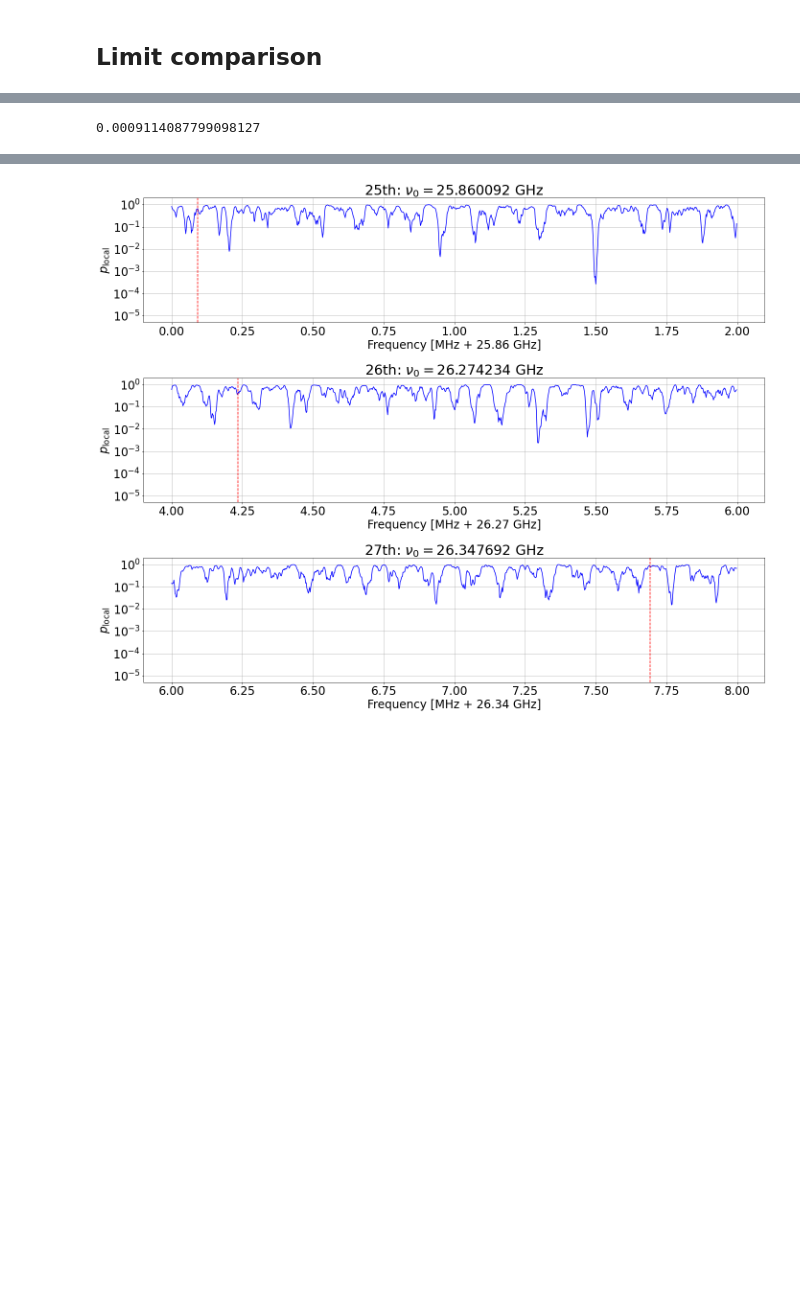
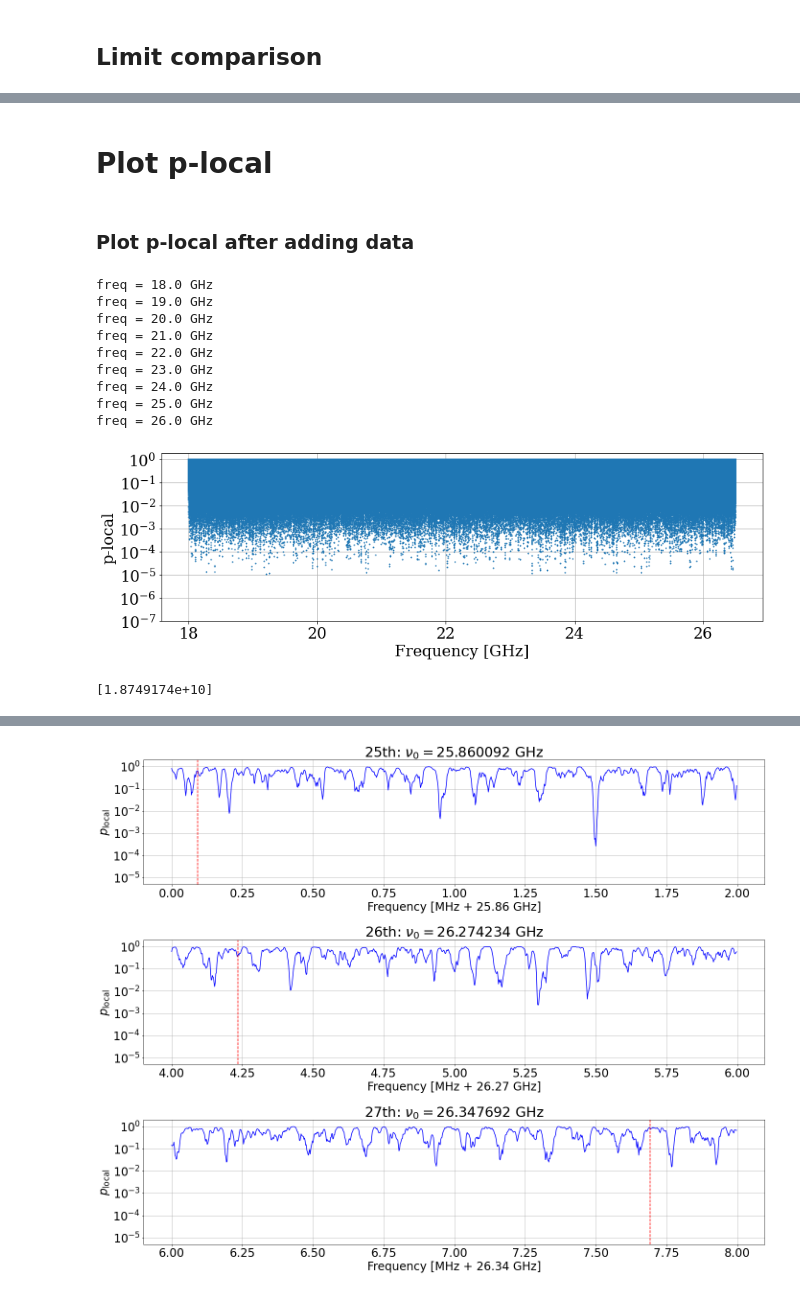
Before and after one commit to sadachi5/dosue-k, a Jupyter notebook: quick_plot.ipynb, the cells around one changed output, grey strips where cells are left out. Saved outputs shown, nothing was run; the diff lists cells and outputs as text; code cells hidden in the pictures; blank space fills up the shorter version.

```diff
--- a/quick_plot.ipynb
+++ b/quick_plot.ipynb
@@ -420,4 +416,0 @@ plt.plot(data["freq[Hz]"], data["chi"])
-# %%
-A_geom*eta
-# %% [output]
-0.0009114087799098127
@@ -423,0 +419,2 @@ A_geom*eta
+# %% [markdown]
+# Plot p-local
@@ -423,0 +475,24 @@ A_geom*eta
+# %% [markdown]
+### Plot p-local after adding data
+# %%
+freq, plocal = getPlocal(
+    indir = './output/result_data_newrebin1/signal_p_local3',
+    indir_add_data = './output/result_data_newrebin1/signal_p_local3',
+    is_after = True, doPlot = True,
+)
+# %% [output]
+freq = 18.0 GHz
+freq = 19.0 GHz
+freq = 20.0 GHz
+freq = 21.0 GHz
+freq = 22.0 GHz
+freq = 23.0 GHz
+freq = 24.0 GHz
+freq = 25.0 GHz
+freq = 26.0 GHz
+[figure, added]
+# %%
+zero_freq = freq[np.where( plocal == 0.)]
+print(zero_freq)
+# %% [output]
+[1.8749174e+10]
```
Also changed, not shown: parts of 23 cells of this notebook, 12 other files.
